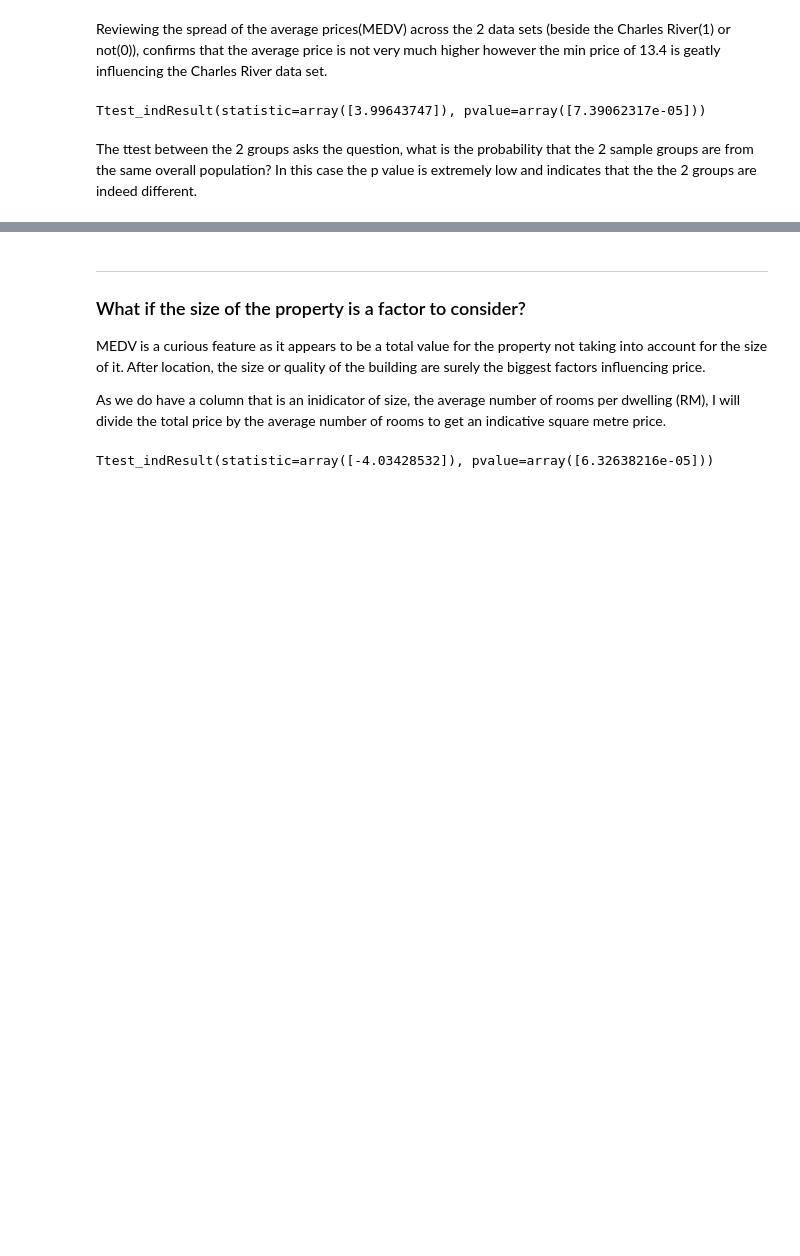
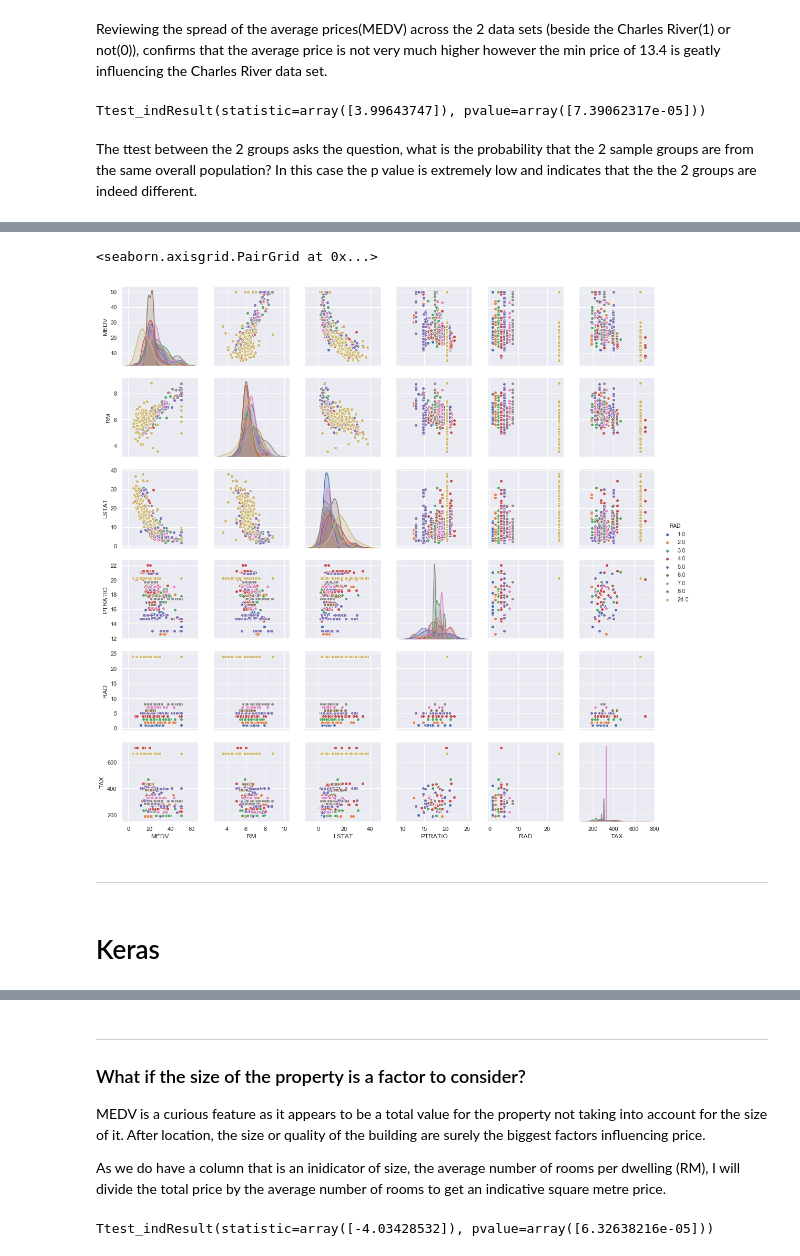
Before and after one commit to eimearbutler7/Sem_4_Machine_Learning_Assessment, a Jupyter notebook: Boston House Prices.ipynb.ipynb, the cells around one changed output, grey strips where cells are left out. Drawn from its saved outputs; the diff is of its cells as text; code cells hidden in the pictures; blank space fills up the shorter version.

```diff
--- a/Boston House Prices.ipynb.ipynb
+++ b/Boston House Prices.ipynb.ipynb
@@ -142,0 +168,11 @@ In the case of CHAS and MEDV, a score of 0.18 is assigned indicating that there
+# %%
+sns.pairplot(df[['MEDV', 'RM','LSTAT', 'PTRATIO', 'RAD', 'TAX']], hue='RAD') #create grid of plots where each variable is compared and colours determine the property type
+
+#Source:https://seaborn.pydata.org/generated/seaborn.pairplot.html
+# %% [output]
+<seaborn.axisgrid.PairGrid at 0x...>
+[figure, added]
+# %% [markdown]
+---------
+# %% [markdown]
+# Keras
```
Also changed, not shown: parts of 51 cells of this notebook, 1 other file.
